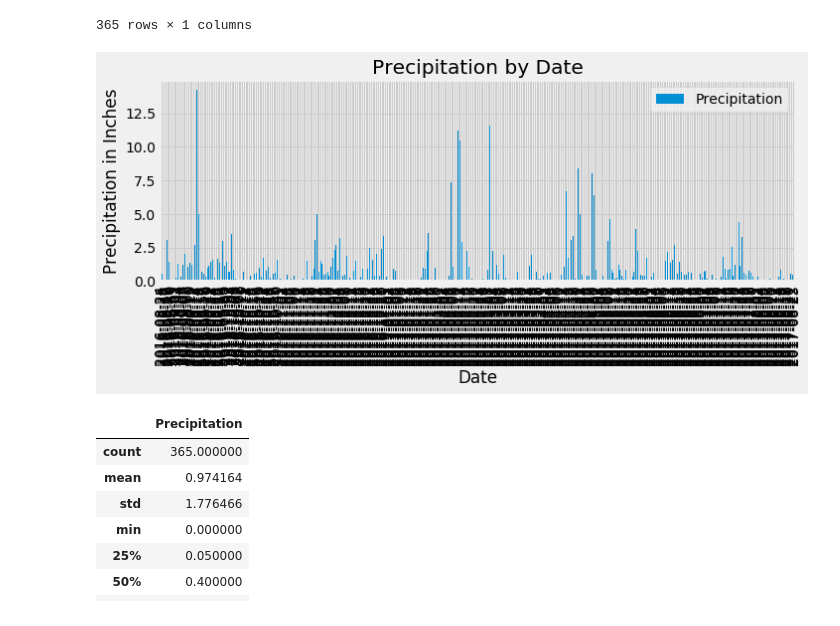
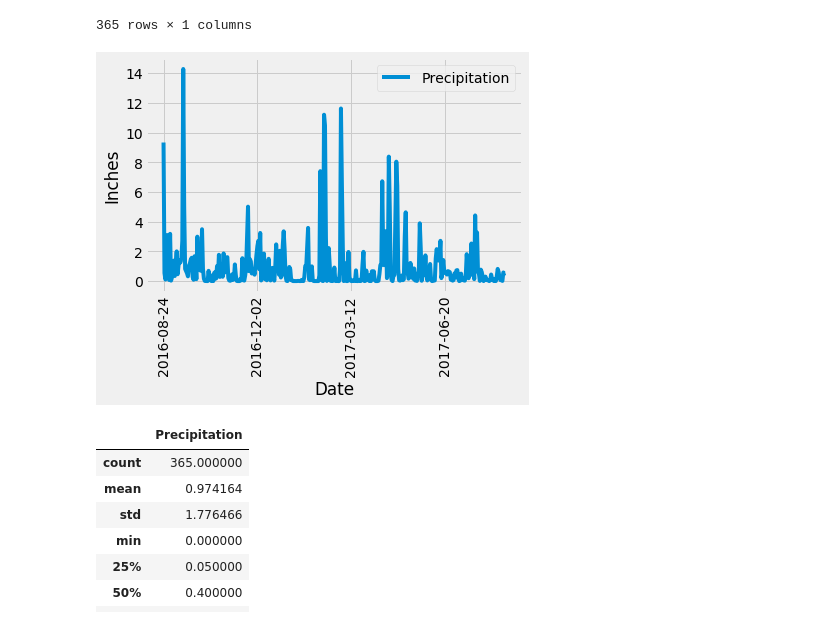
Before and after one commit to johnston1215/SQLAlchemy-challenge, a Jupyter notebook: climate_homework.ipynb, the cells around one changed output. Drawn from its saved outputs; the diff is of its cells as text; code cells hidden in the pictures.

```diff
--- a/climate_homework.ipynb
+++ b/climate_homework.ipynb
@@ -147,15 +147,19 @@ dfsum
 365 rows × 1 columns
 # %%
 # Use Pandas Plotting with Matplotlib to plot the data
-dfplot=dfsum.plot(y='Precipitation', kind = 'bar', figsize=(10,5))
-plt.title("Precipitation by Date")
-#plt.xticks(rotation='vertical')
-dfplot.set_ylabel('Precipitation in Inches')
-#plt.locator_params(axis='x', nbins=9)
-plt.tight_layout()
+# dfplot=dfsum.plot(y='Precipitation', kind = 'bar', figsize=(10,5))
+# plt.title("Precipitation by Date")
+# #plt.xticks(rotation='vertical')
+# dfplot.set_ylabel('Precipitation in Inches')
+# #plt.locator_params(axis='x', nbins=9)
+# plt.tight_layout()
+# plt.show()
+dfsum.plot(rot=90)
+plt.xlabel("Date")
+plt.ylabel("Inches")
 plt.show()
 # %% [output]
-[figure, old version]
+[figure, new version]
 # %%
 # Use Pandas to calcualte the summary statistics for the precipitation data
 dfsum.describe()
```
